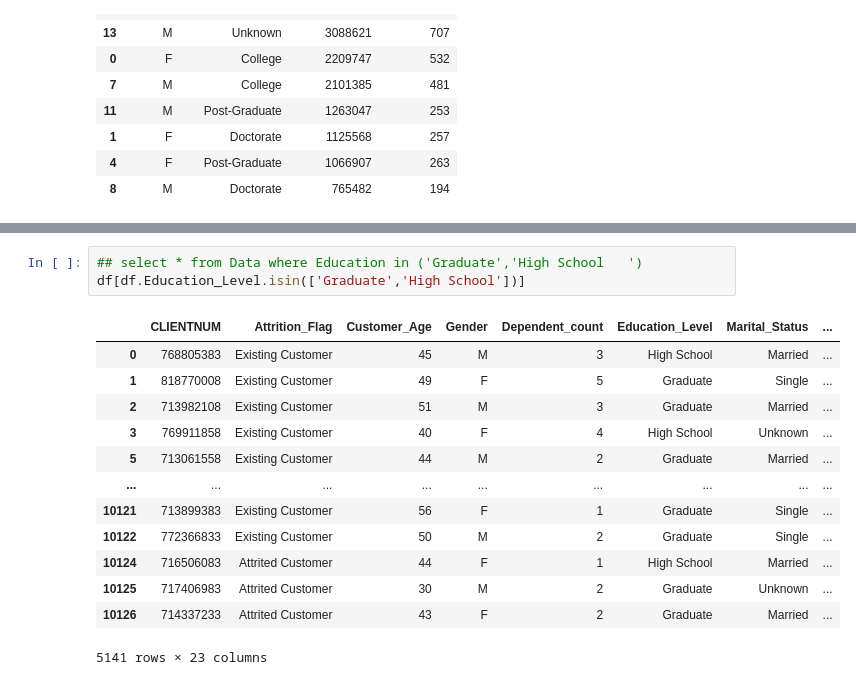
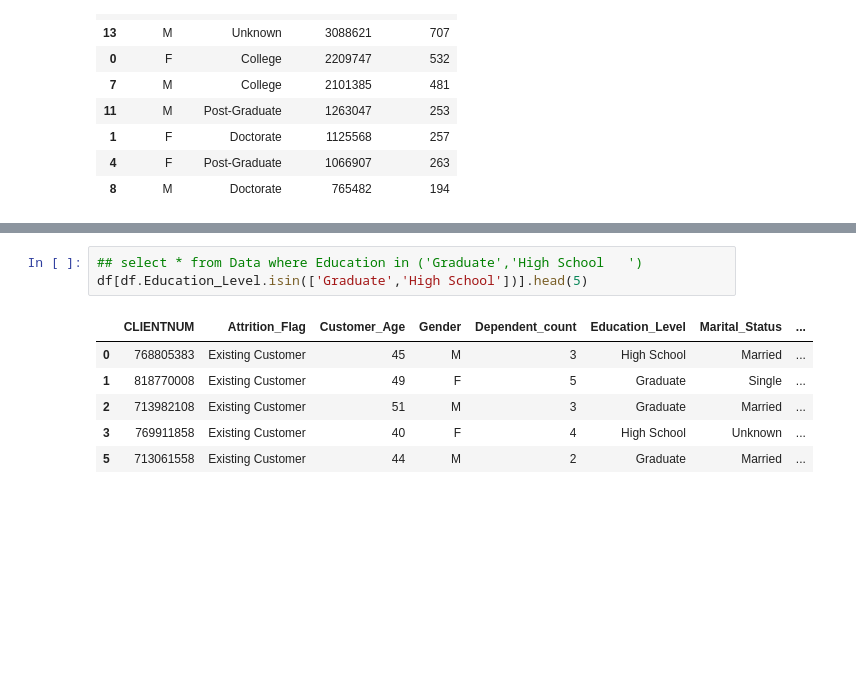
Before and after one commit to nandakumar92/sql_queries_to_pandas, a Jupyter notebook: sql_queries_to_pandas.ipynb, the cells around one changed output, grey strips where cells are left out. Cells and saved outputs as stored; diff of their text form; blank space fills up the shorter version.

```diff
--- a/sql_queries_to_pandas.ipynb
+++ b/sql_queries_to_pandas.ipynb
@@ -204,20 +176,13 @@ df2[df2['Total Amount']>10000]
 # %%
 ## select * from Data where Education in ('Graduate','High School	')
-df[df.Education_Level.isin(['Graduate','High School'])]
+df[df.Education_Level.isin(['Graduate','High School'])].head(5)
 # %% [output]
 |  | CLIENTNUM | Attrition_Flag | Customer_Age | Gender | Dependent_count | Education_Level | Marital_Status | ... |
 | 0 | 768805383 | Existing Customer | 45 | M | 3 | High School | Married | ... |
 | 1 | 818770008 | Existing Customer | 49 | F | 5 | Graduate | Single | ... |
 | 2 | 713982108 | Existing Customer | 51 | M | 3 | Graduate | Married | ... |
 | 3 | 769911858 | Existing Customer | 40 | F | 4 | High School | Unknown | ... |
 | 5 | 713061558 | Existing Customer | 44 | M | 2 | Graduate | Married | ... |
-| ... | ... | ... | ... | ... | ... | ... | ... | ... |
-| 10121 | 713899383 | Existing Customer | 56 | F | 1 | Graduate | Single | ... |
-| 10122 | 772366833 | Existing Customer | 50 | M | 2 | Graduate | Single | ... |
-| 10124 | 716506083 | Attrited Customer | 44 | F | 1 | High School | Married | ... |
-| 10125 | 717406983 | Attrited Customer | 30 | M | 2 | Graduate | Unknown | ... |
-| 10126 | 714337233 | Attrited Customer | 43 | F | 2 | Graduate | Married | ... |
-5141 rows × 23 columns
 # %%
 ## select CLIENTNUM,Gender,Income_Category,Total_Trans_Amt from Data where Education in ('Graduate','High School	')
 ## and Income_Category not like '%Less than%' and Income_Cateogry!='Unknown' and Gender='F'
```
Also changed, not shown: parts of 5 cells of this notebook.
